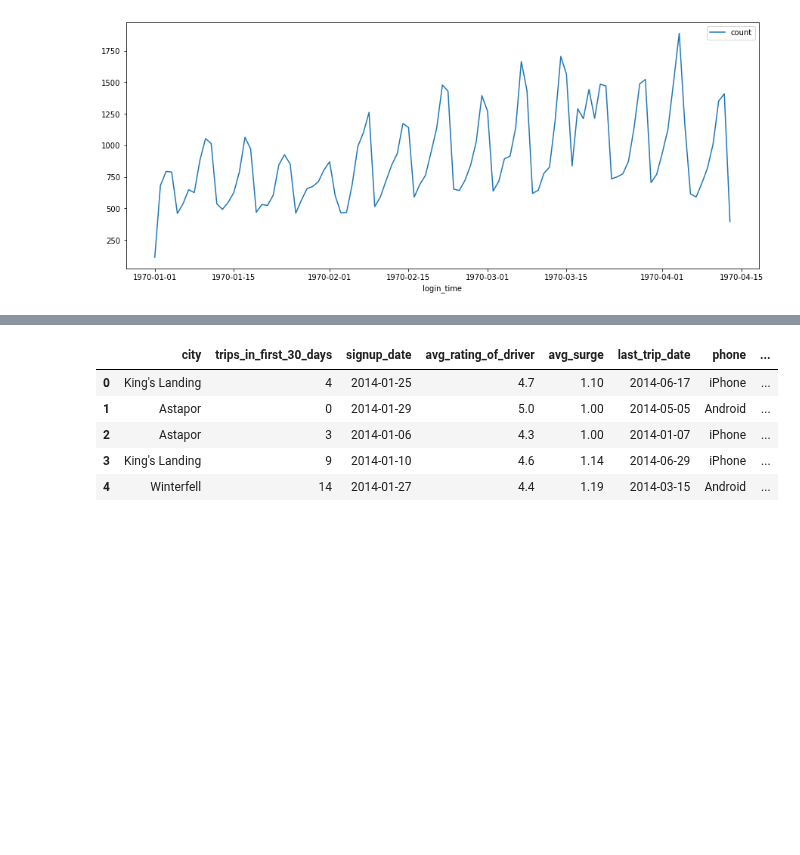
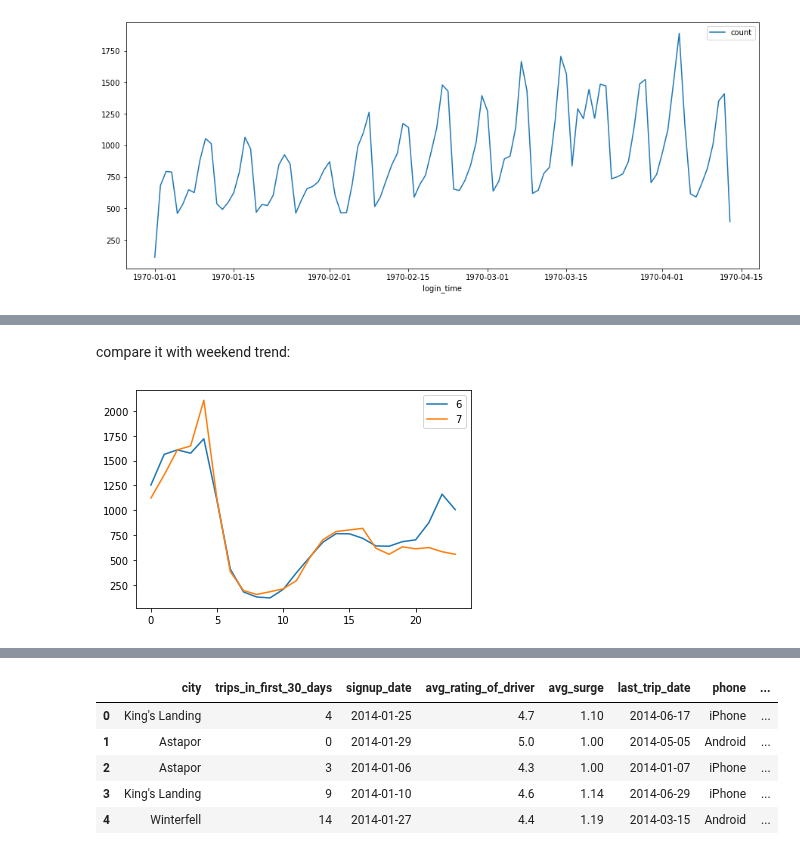
Before and after one commit to yoyo6022/Springboard-hands-on-project, a Jupyter notebook: ultimate_challenge/Ultimate_Challenge.ipynb, the cells around one changed output, grey strips where cells are left out. Drawn from its saved outputs; the diff is of its cells as text; code cells hidden in the pictures; blank space fills up the shorter version.

```diff
--- a/ultimate_challenge/Ultimate_Challenge.ipynb
+++ b/ultimate_challenge/Ultimate_Challenge.ipynb
@@ -207,0 +447,9 @@ df1_D.head(20)
+# %% [markdown]
+compare it with weekend trend:
+# %%
+plt.plot(df1_h_w.loc[df1_h_w['weekOfday'] == 6].hourOfday, df1_h_w.loc[df1_h_w['weekOfday'] == 6]['count'] )
+plt.plot(df1_h_w.loc[df1_h_w['weekOfday'] == 7].hourOfday, df1_h_w.loc[df1_h_w['weekOfday'] == 7]['count'] )
+plt.legend([6,7])
+plt.show()
+# %% [output]
+[figure, added]
```
Also changed, not shown: parts of 45 cells of this notebook.
